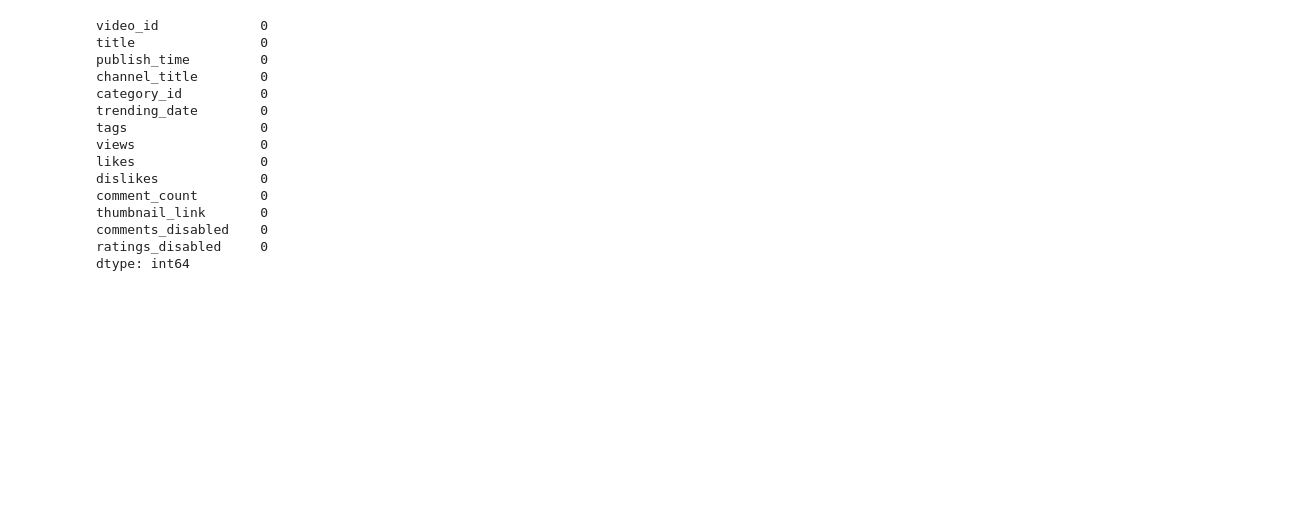
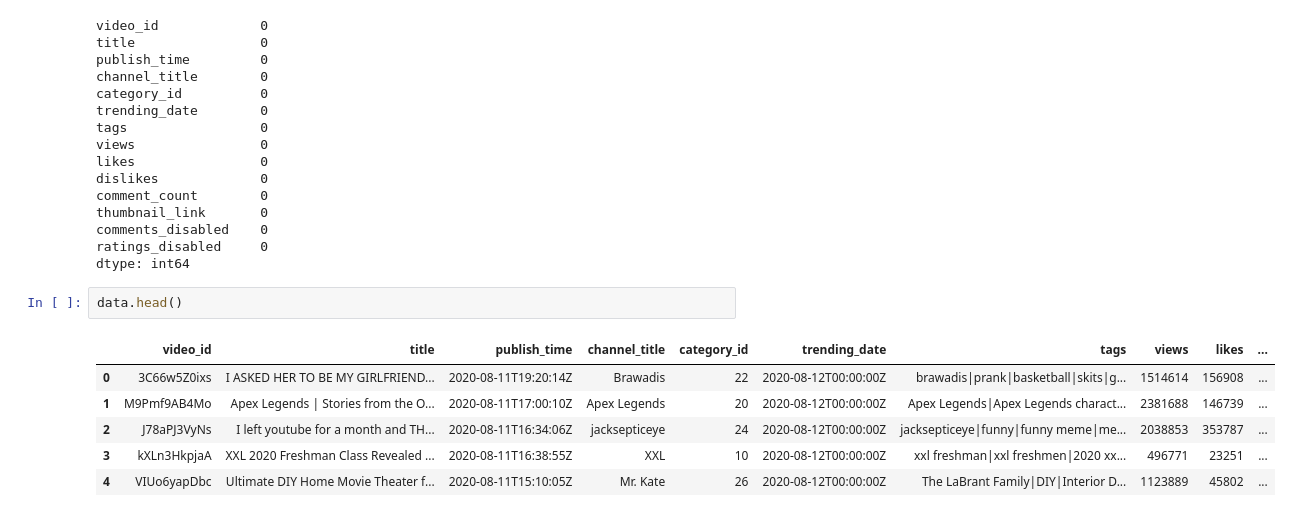
Before and after one commit to Programmer-RD-AI-Archive/Trying-To-Predict-Likes-and-Dislikes-and-Views-In-text-and-Image, a Jupyter notebook: Model/data/analytics.ipynb, the cells around one changed output. Cells and saved outputs as stored; diff of their text form; blank space fills up the shorter version.

```diff
--- a/Model/data/analytics.ipynb
+++ b/Model/data/analytics.ipynb
@@ -142,3 +142,12 @@ thumbnail_link       0
 comments_disabled    0
 ratings_disabled     0
 dtype: int64
+# %%
+data.head()
+# %% [output]
+|  | video_id | title | publish_time | channel_title | category_id | trending_date | tags | views | likes | ... |
+| 0 | 3C66w5Z0ixs | I ASKED HER TO BE MY GIRLFRIEND... | 2020-08-11T19:20:14Z | Brawadis | 22 | 2020-08-12T00:00:00Z | brawadis|prank|basketball|skits|g... | 1514614 | 156908 | ... |
+| 1 | M9Pmf9AB4Mo | Apex Legends | Stories from the O... | 2020-08-11T17:00:10Z | Apex Legends | 20 | 2020-08-12T00:00:00Z | Apex Legends|Apex Legends charact... | 2381688 | 146739 | ... |
+| 2 | J78aPJ3VyNs | I left youtube for a month and TH... | 2020-08-11T16:34:06Z | jacksepticeye | 24 | 2020-08-12T00:00:00Z | jacksepticeye|funny|funny meme|me... | 2038853 | 353787 | ... |
+| 3 | kXLn3HkpjaA | XXL 2020 Freshman Class Revealed ... | 2020-08-11T16:38:55Z | XXL | 10 | 2020-08-12T00:00:00Z | xxl freshman|xxl freshmen|2020 xx... | 496771 | 23251 | ... |
+| 4 | VIUo6yapDbc | Ultimate DIY Home Movie Theater f... | 2020-08-11T15:10:05Z | Mr. Kate | 26 | 2020-08-12T00:00:00Z | The LaBrant Family|DIY|Interior D... | 1123889 | 45802 | ... |
```
Also changed, not shown: parts of 8 cells of this notebook.
